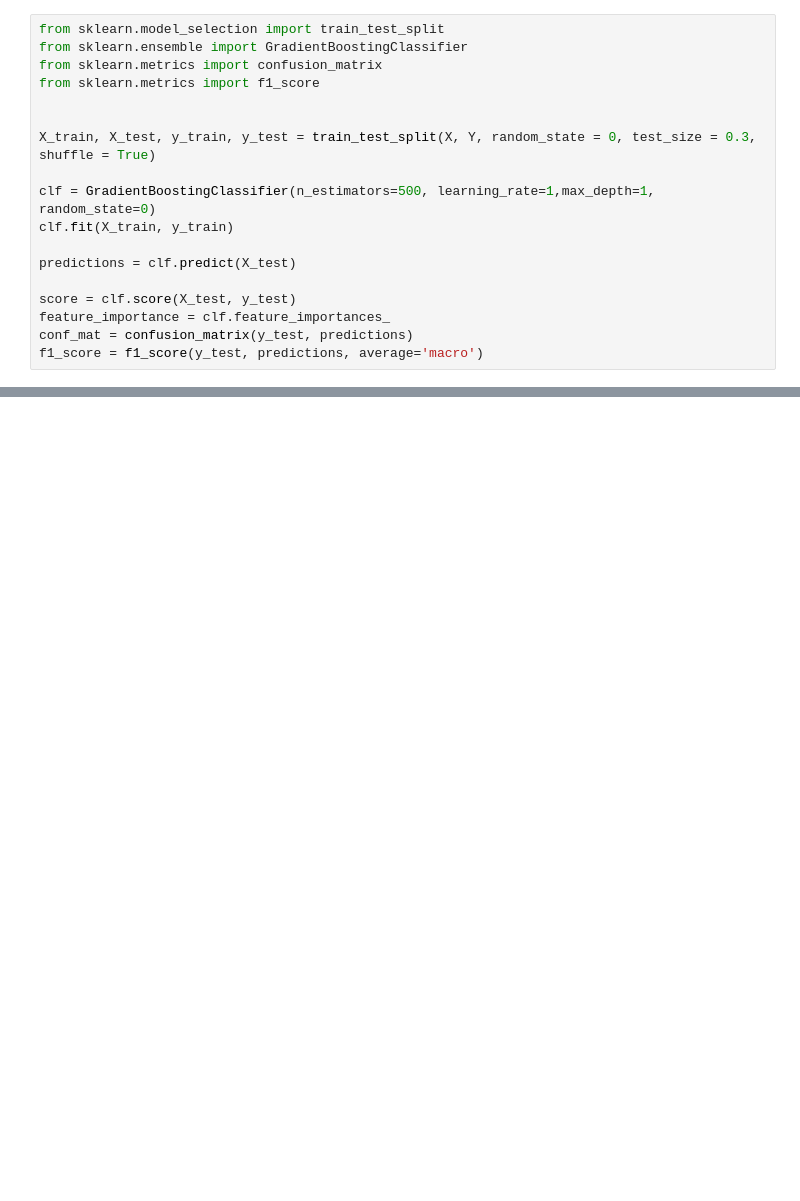
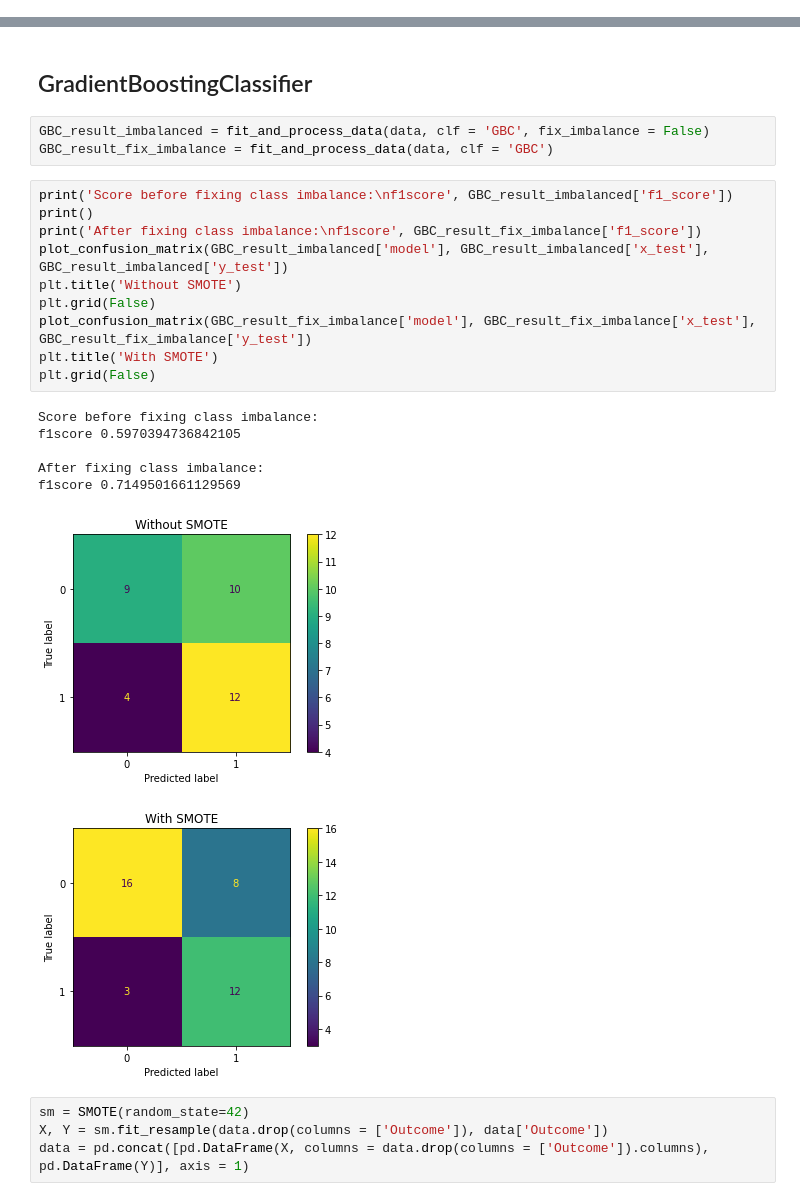
Before and after one commit to mogg3/applied-ai, a Jupyter notebook: Uppgift2/notebooks/classification.ipynb, the cells around one changed output, grey strips where cells are left out. Drawn from its saved outputs; the diff is of its cells as text; blank space fills up the shorter version.

```diff
--- a/Uppgift2/notebooks/classification.ipynb
+++ b/Uppgift2/notebooks/classification.ipynb
@@ -142,18 +0,0 @@ Y = pc_data['Outcome']
-# %%
-from sklearn.model_selection import train_test_split
-from sklearn.ensemble import GradientBoostingClassifier
-from sklearn.metrics import confusion_matrix
-from sklearn.metrics import f1_score
-
-
-X_train, X_test, y_train, y_test = train_test_split(X, Y, random_state = 0, test_size = 0.3, shuffle = True)
-
-clf = GradientBoostingClassifier(n_estimators=500, learning_rate=1,max_depth=1, random_state=0)
-clf.fit(X_train, y_train)
-
-predictions = clf.predict(X_test)
-
-score = clf.score(X_test, y_test)
-feature_importance = clf.feature_importances_
-conf_mat = confusion_matrix(y_test, predictions)
-f1_score = f1_score(y_test, predictions, average='macro')
@@ -186,0 +131,27 @@ f1_score 0.6815550041356493
+# %% [markdown]
+## GradientBoostingClassifier
+# %%
+GBC_result_imbalanced = fit_and_process_data(data, clf = 'GBC', fix_imbalance = False)
+GBC_result_fix_imbalance = fit_and_process_data(data, clf = 'GBC')
+# %%
+print('Score before fixing class imbalance:\nf1score', GBC_result_imbalanced['f1_score'])
+print()
+print('After fixing class imbalance:\nf1score', GBC_result_fix_imbalance['f1_score'])
+plot_confusion_matrix(GBC_result_imbalanced['model'], GBC_result_imbalanced['x_test'], GBC_result_imbalanced['y_test'])
+plt.title('Without SMOTE')
+plt.grid(False)
+plot_confusion_matrix(GBC_result_fix_imbalance['model'], GBC_result_fix_imbalance['x_test'], GBC_result_fix_imbalance['y_test'])
+plt.title('With SMOTE')
+plt.grid(False)
+# %% [output]
+Score before fixing class imbalance:
+f1score 0.5970394736842105
+
+After fixing class imbalance:
+f1score 0.7149501661129569
+[figure, added]
+[figure, added]
+# %%
+sm = SMOTE(random_state=42)
+X, Y = sm.fit_resample(data.drop(columns = ['Outcome']), data['Outcome'])
+data = pd.concat([pd.DataFrame(X, columns = data.drop(columns = ['Outcome']).columns), pd.DataFrame(Y)], axis = 1)
```
Also changed, not shown: parts of 56 cells of this notebook, 1 other file.
